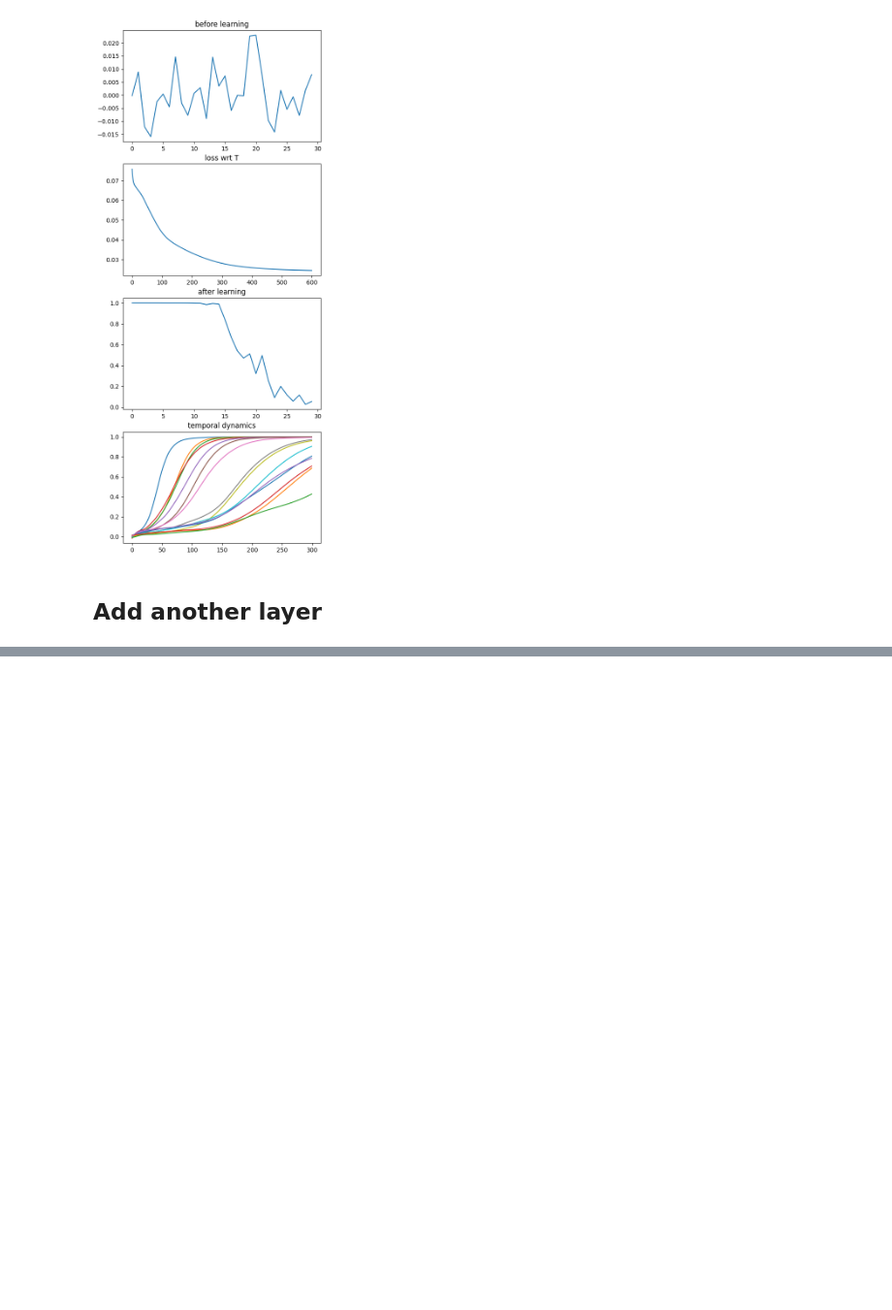
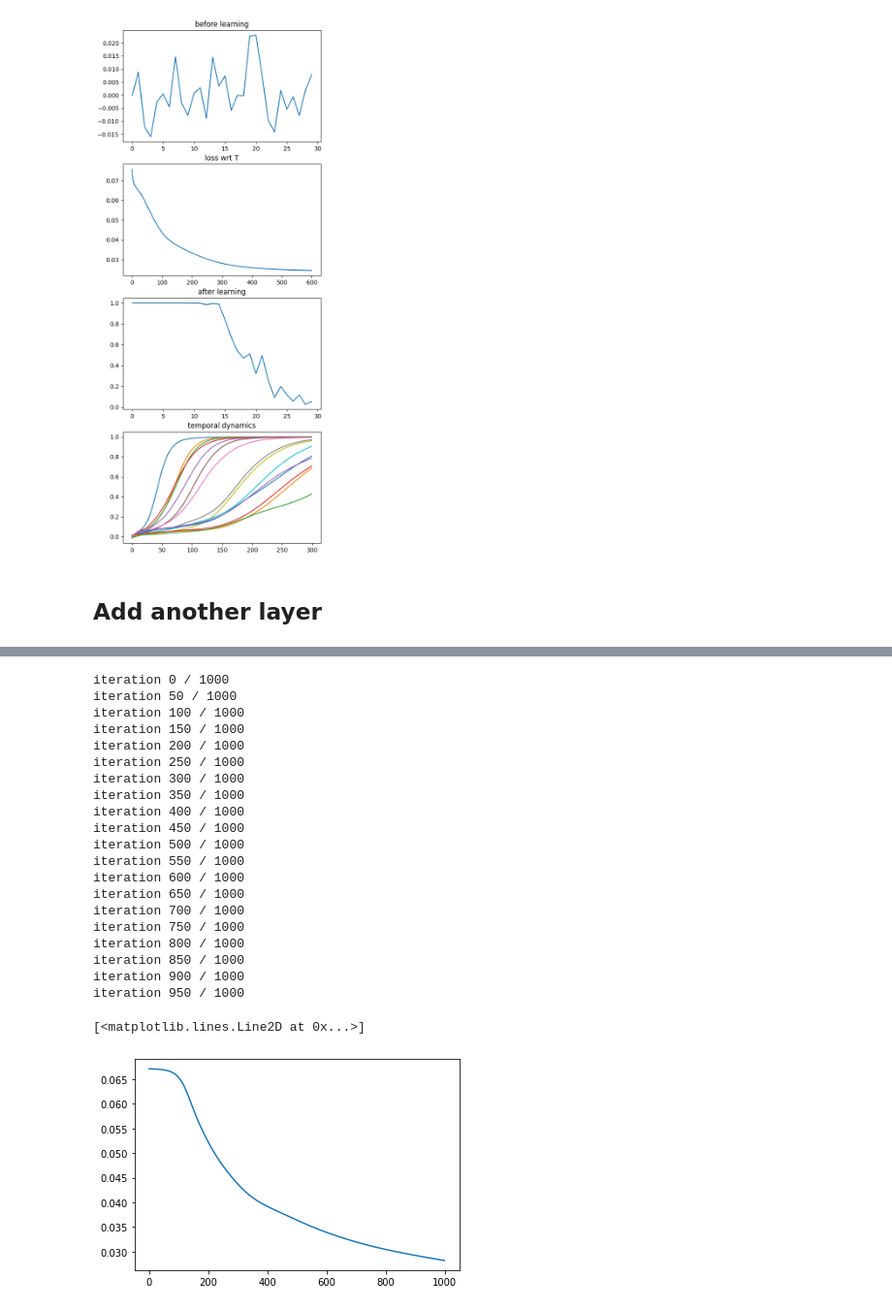
Before and after one commit to lingqiz/PsychophysicsNN, a Jupyter notebook: DeepPCA.ipynb, the cells around one changed output, grey strips where cells are left out. Shown at 97% size. Drawn from its saved outputs; the diff is of its cells as text; code cells hidden in the pictures; blank space fills up the shorter version.

```diff
--- a/DeepPCA.ipynb
+++ b/DeepPCA.ipynb
@@ -504,0 +540,52 @@ iteration 550 / 600
+# %%
+# Gradient descent training
+n_iter = 1000
+# optimizer = optim.Adam([w_init])
+optimizer = optim.SGD([w_init], lr=1.0)
+
+loss_func = nn.MSELoss()
+loss_val  = np.zeros(n_iter)
+diag_val  = np.zeros([n_iter, n_item])
+for iter in range(n_iter):
+    if iter % 50 == 0:
+        print('iteration %d / %d' % (iter, n_iter))
+
+    # diagonalization of network transformation with PCA basis
+    diag = decompose_mtx(w_init)
+    diag_val[iter, :] = diag[0:n_item]
+
+    optimizer.zero_grad()
+
+    matrix = w_init.t().mm(w_init)
+    output_X = input_X.mm(matrix)
+
+    loss = loss_func(output_X, input_X)
+    loss_val[iter] = loss
+
+    loss.backward()
+    optimizer.step()
+
+plt.plot(range(n_iter), loss_val)
+# %% [output]
+iteration 0 / 1000
+iteration 50 / 1000
+iteration 100 / 1000
+iteration 150 / 1000
+iteration 200 / 1000
+iteration 250 / 1000
+iteration 300 / 1000
+iteration 350 / 1000
+iteration 400 / 1000
+iteration 450 / 1000
+iteration 500 / 1000
+iteration 550 / 1000
+iteration 600 / 1000
+iteration 650 / 1000
+iteration 700 / 1000
+iteration 750 / 1000
+iteration 800 / 1000
+iteration 850 / 1000
+iteration 900 / 1000
+iteration 950 / 1000
+[<matplotlib.lines.Line2D at 0x...>]
+[figure, added]
```
Also changed, not shown: parts of 32 cells of this notebook.
